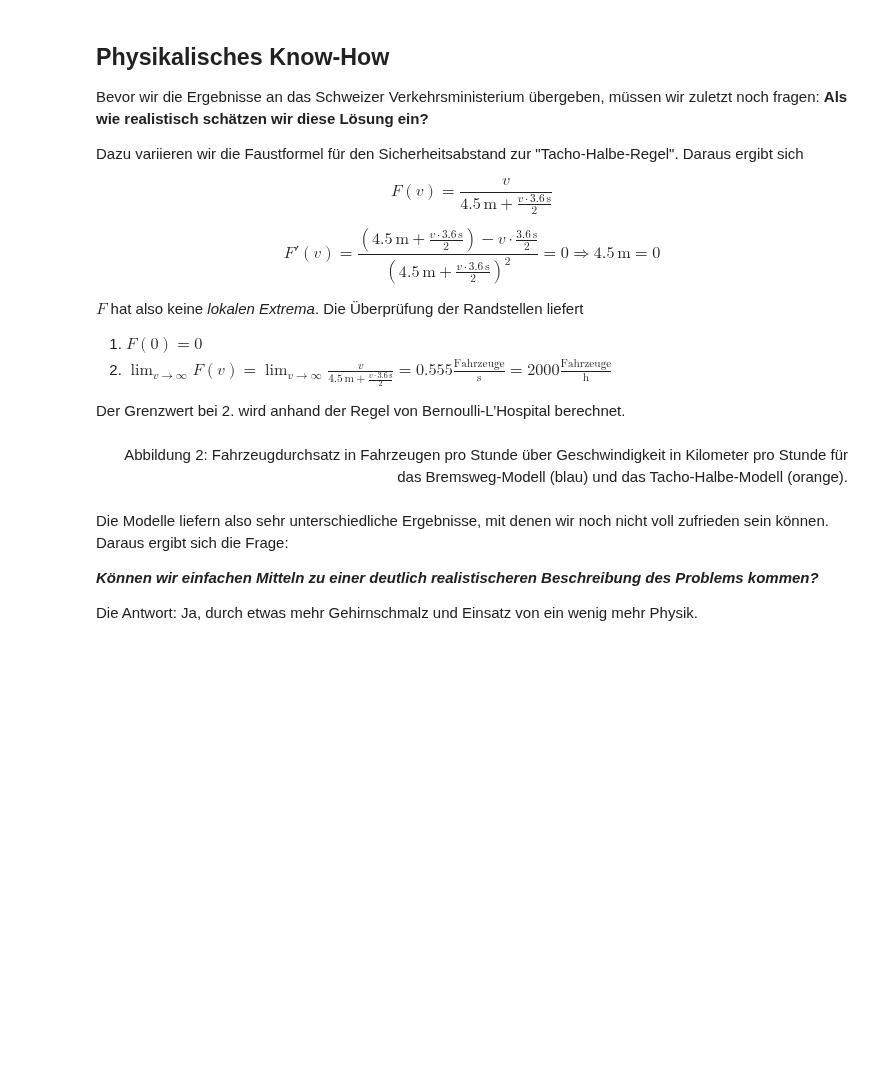
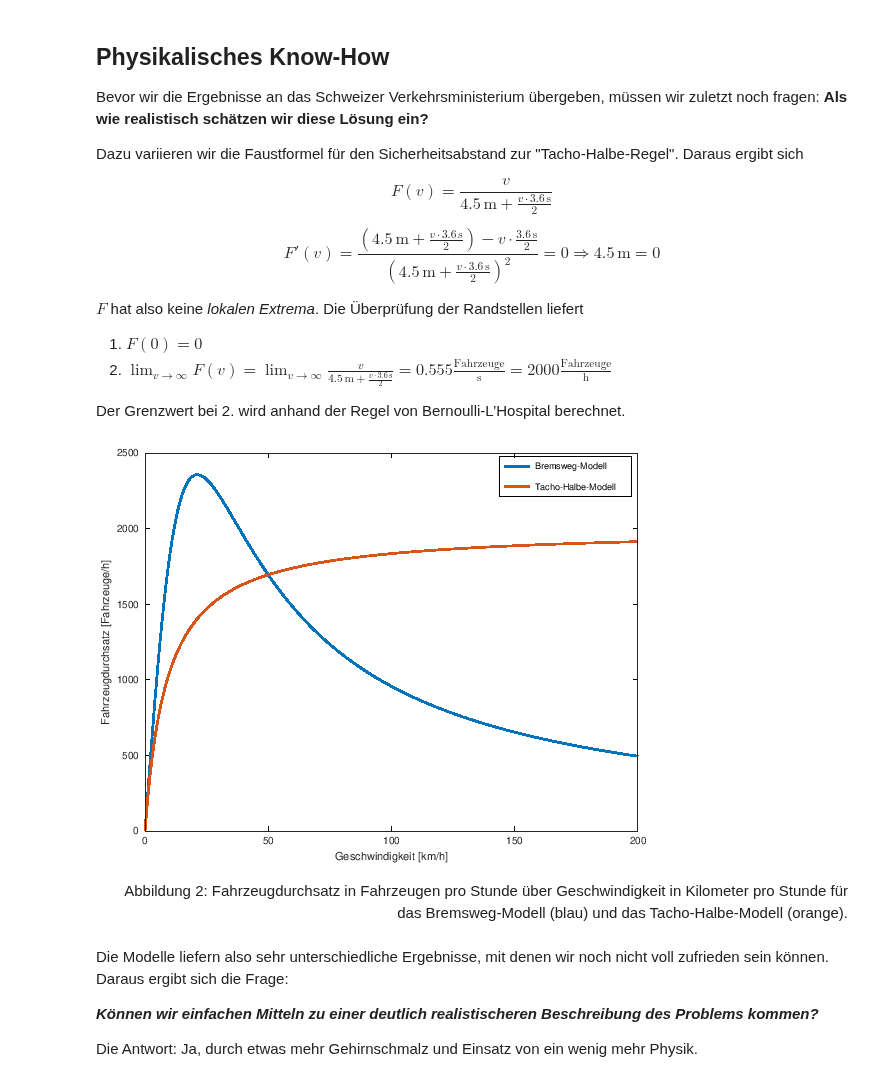
Before and after one commit to hbrs-cse/Modellbildung-und-Simulation, a Jupyter notebook: content/00_einleitung/01_motivation.ipynb, the cells around one changed output. Cells and saved outputs as stored; diff of their text form; code cells hidden in the pictures; blank space fills up the shorter version.

```diff
--- a/content/00_einleitung/01_motivation.ipynb
+++ b/content/00_einleitung/01_motivation.ipynb
@@ -238,22 +238,24 @@ Der Grenzwert bei 2. wird anhand der Regel von Bernoulli-L’Hospital berechnet.
 # %%
 % graphische Darstellung von F(v) für beide Abstandsmodelle
 graphics_toolkit("gnuplot")
 
 vmax = 200;
 dv = 1;
 v = linspace(0,vmax,vmax*dv);
 L = 4.5;
 s_bremsweg = (v.^2)/100;
 F_bremsweg = (1000*v)./(L + s_bremsweg);
 s_tachohalbe = v/2;
 F_tachohalbe = (1000*v)./(L + s_tachohalbe);
 
-plot(v,F_bremsweg,"linewidth",1,v,F_tachohalbe,"linewidth",1)
+plot(v,F_bremsweg,"linewidth",7,v,F_tachohalbe,"linewidth",7)
 xlabel ("Geschwindigkeit [km/h]");
 ylabel ("Fahrzeugdurchsatz [Fahrzeuge/h]");
 
 h = legend ("Bremsweg-Modell", "Tacho-Halbe-Modell");
 legend (h, "location", "northeast");
+# %% [output]
+[figure, added]
 # %% [markdown]
 <div style="text-align: right"> Abbildung 2: Fahrzeugdurchsatz in Fahrzeugen pro Stunde über Geschwindigkeit in Kilometer pro Stunde für das Bremsweg-Modell (blau) und das Tacho-Halbe-Modell (orange). </div> <br>
 
```
Also changed, not shown: parts of 1 cell of this notebook.
